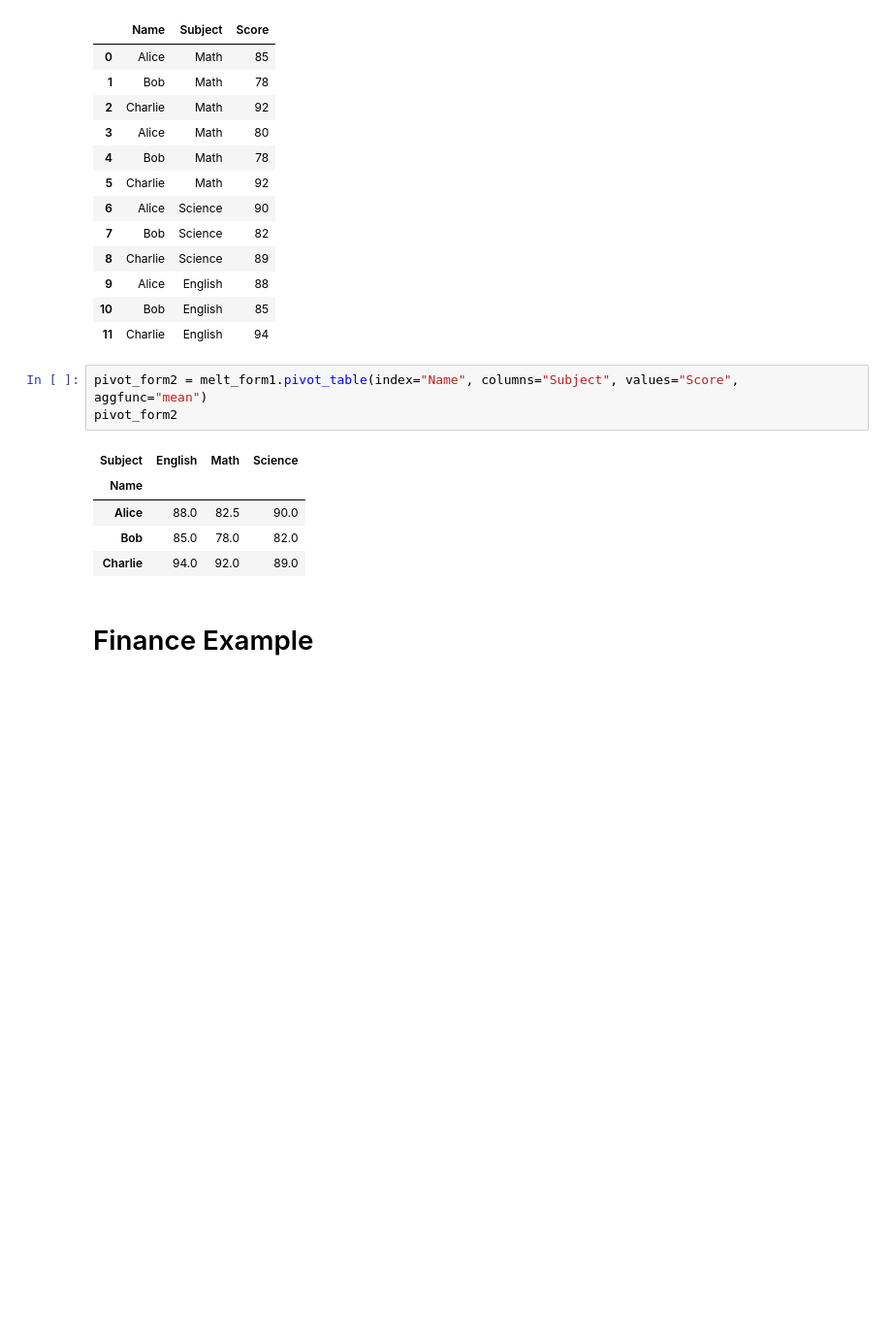
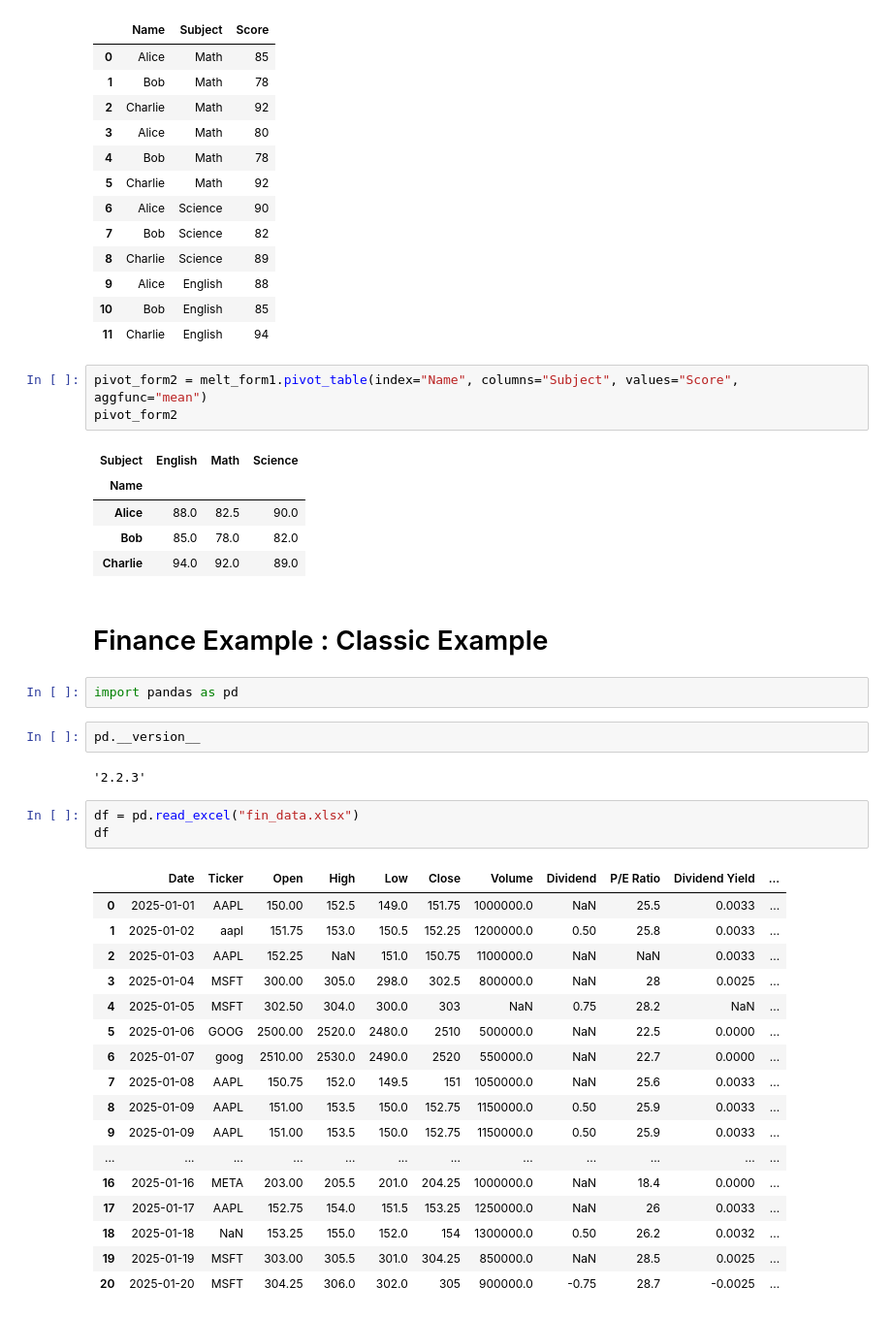
Before and after one commit to Kabir-Khan7/data-science-foundations, a Jupyter notebook: 03_Step_Pandas/04_Data_Transformation.ipynb, the cells around one changed output. Shown: that part at 97% size. Drawn from its saved outputs; the diff is of its cells as text; blank space fills up the shorter version.

```diff
--- a/03_Step_Pandas/04_Data_Transformation.ipynb
+++ b/03_Step_Pandas/04_Data_Transformation.ipynb
@@ -271,4 +273,31 @@ pivot_form2
 | Bob | 85.0 | 78.0 | 82.0 |
 | Charlie | 94.0 | 92.0 | 89.0 |
 # %% [markdown]
-# Finance Example
+# Finance Example : Classic Example
+# %%
+import pandas as pd
+# %%
+pd.__version__
+# %% [output]
+'2.2.3'
+# %%
+df = pd.read_excel("fin_data.xlsx")
+df
+# %% [output]
+|  | Date | Ticker | Open | High | Low | Close | Volume | Dividend | P/E Ratio | Dividend Yield | ... |
+| 0 | 2025-01-01 | AAPL | 150.00 | 152.5 | 149.0 | 151.75 | 1000000.0 | NaN | 25.5 | 0.0033 | ... |
+| 1 | 2025-01-02 | aapl | 151.75 | 153.0 | 150.5 | 152.25 | 1200000.0 | 0.50 | 25.8 | 0.0033 | ... |
+| 2 | 2025-01-03 | AAPL | 152.25 | NaN | 151.0 | 150.75 | 1100000.0 | NaN | NaN | 0.0033 | ... |
+| 3 | 2025-01-04 | MSFT | 300.00 | 305.0 | 298.0 | 302.5 | 800000.0 | NaN | 28 | 0.0025 | ... |
+| 4 | 2025-01-05 | MSFT | 302.50 | 304.0 | 300.0 | 303 | NaN | 0.75 | 28.2 | NaN | ... |
+| 5 | 2025-01-06 | GOOG | 2500.00 | 2520.0 | 2480.0 | 2510 | 500000.0 | NaN | 22.5 | 0.0000 | ... |
+| 6 | 2025-01-07 | goog | 2510.00 | 2530.0 | 2490.0 | 2520 | 550000.0 | NaN | 22.7 | 0.0000 | ... |
+| 7 | 2025-01-08 | AAPL | 150.75 | 152.0 | 149.5 | 151 | 1050000.0 | NaN | 25.6 | 0.0033 | ... |
+| 8 | 2025-01-09 | AAPL | 151.00 | 153.5 | 150.0 | 152.75 | 1150000.0 | 0.50 | 25.9 | 0.0033 | ... |
+| 9 | 2025-01-09 | AAPL | 151.00 | 153.5 | 150.0 | 152.75 | 1150000.0 | 0.50 | 25.9 | 0.0033 | ... |
+| ... | ... | ... | ... | ... | ... | ... | ... | ... | ... | ... | ... |
+| 16 | 2025-01-16 | META | 203.00 | 205.5 | 201.0 | 204.25 | 1000000.0 | NaN | 18.4 | 0.0000 | ... |
+| 17 | 2025-01-17 | AAPL | 152.75 | 154.0 | 151.5 | 153.25 | 1250000.0 | NaN | 26 | 0.0033 | ... |
+| 18 | 2025-01-18 | NaN | 153.25 | 155.0 | 152.0 | 154 | 1300000.0 | 0.50 | 26.2 | 0.0032 | ... |
+| 19 | 2025-01-19 | MSFT | 303.00 | 305.5 | 301.0 | 304.25 | 850000.0 | NaN | 28.5 | 0.0025 | ... |
+| 20 | 2025-01-20 | MSFT | 304.25 | 306.0 | 302.0 | 305 | 900000.0 | -0.75 | 28.7 | -0.0025 | ... |
```
Also changed, not shown: parts of 20 cells of this notebook, 7 other files.
